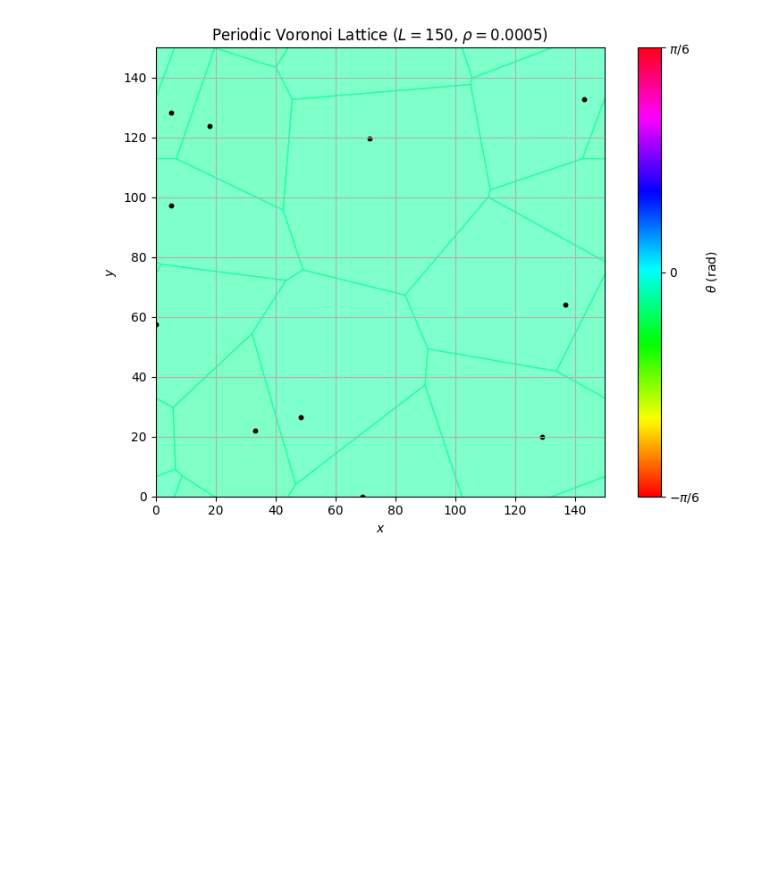
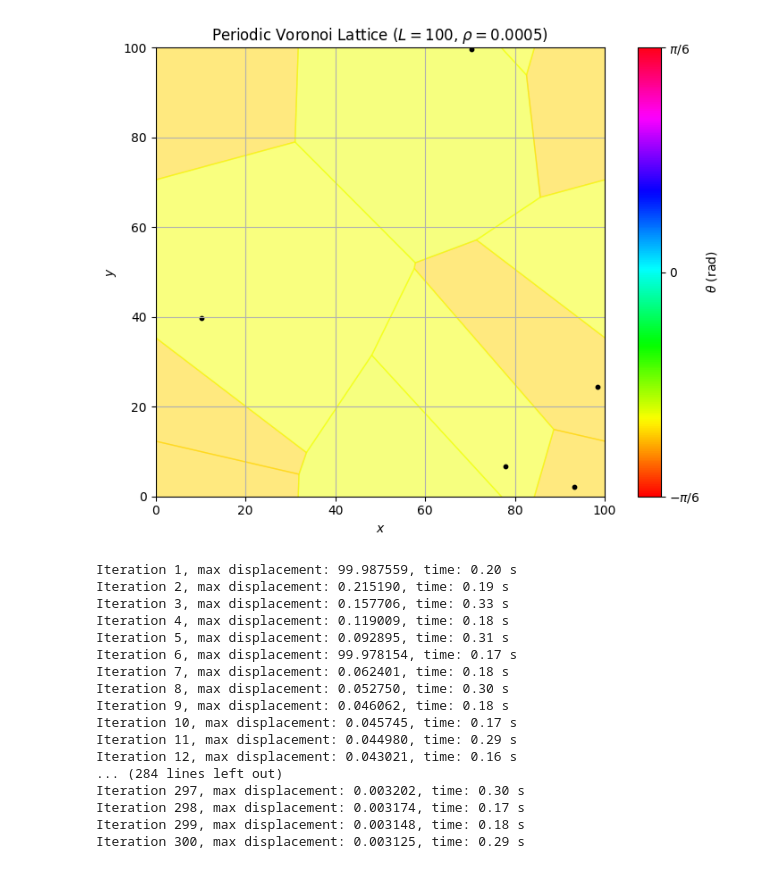
Before and after one commit to Ciciss1/TP, a Jupyter notebook: TP2/Simulation/test.ipynb, the cells around one changed output. Drawn from its saved outputs; the diff is of its cells as text; code cells hidden in the pictures; blank space fills up the shorter version.

```diff
--- a/TP2/Simulation/test.ipynb
+++ b/TP2/Simulation/test.ipynb
@@ -14,27 +11,43 @@ The autoreload extension is already loaded. To reload it, use:
 # %%
-L = 150
+L = 100
 rho = 0.0005
 
-T = 3
+T = 4
 alpha = 2.36
 beta_RS = -0.12
 epsilon = 0
 
 vor = Voronoi.PeriodicVoronoi(L, rho)
 
 thetas, energy = MonteCarlo.monte_carlo(vor.theta, vor.adj_i, vor.adj_j, vor.adj_length, 1/T, epsilon, rho, alpha, beta_RS, 200_000)
 vor.theta = thetas
 vor.plot()
 plt.show()
 
-# graphene = Graphene.GrapheneCrystal(vor, a = 1.42)
+graphene = Graphene.GrapheneCrystal(vor, a = 1.42)
 
 # graphene.save_crystal('results/graphene_test.npz')
 
-# graphene.plot_atoms()
-# plt.show()
-# graphene.plot_bonds()
-# plt.plot(graphene.relaxed_generators[:, 0], graphene.relaxed_generators[:, 1], 'ro', label='Relaxed Generators', markersize=1)
-# plt.show()
+graphene.plot_atoms()
+plt.show()
+graphene.plot_bonds()
+plt.show()
 # %% [output]
-[figure, old version]
+[figure, new version]
+Iteration 1, max displacement: 99.987559, time: 0.20 s
+Iteration 2, max displacement: 0.215190, time: 0.19 s
+Iteration 3, max displacement: 0.157706, time: 0.33 s
+Iteration 4, max displacement: 0.119009, time: 0.18 s
+Iteration 5, max displacement: 0.092895, time: 0.31 s
+Iteration 6, max displacement: 99.978154, time: 0.17 s
+Iteration 7, max displacement: 0.062401, time: 0.18 s
+Iteration 8, max displacement: 0.052750, time: 0.30 s
+Iteration 9, max displacement: 0.046062, time: 0.18 s
+Iteration 10, max displacement: 0.045745, time: 0.17 s
+Iteration 11, max displacement: 0.044980, time: 0.29 s
+Iteration 12, max displacement: 0.043021, time: 0.16 s
+... (284 lines left out)
+Iteration 297, max displacement: 0.003202, time: 0.30 s
+Iteration 298, max displacement: 0.003174, time: 0.17 s
+Iteration 299, max displacement: 0.003148, time: 0.18 s
+Iteration 300, max displacement: 0.003125, time: 0.29 s
```
Also changed, not shown: parts of 2 cells of this notebook, 5 other files.
